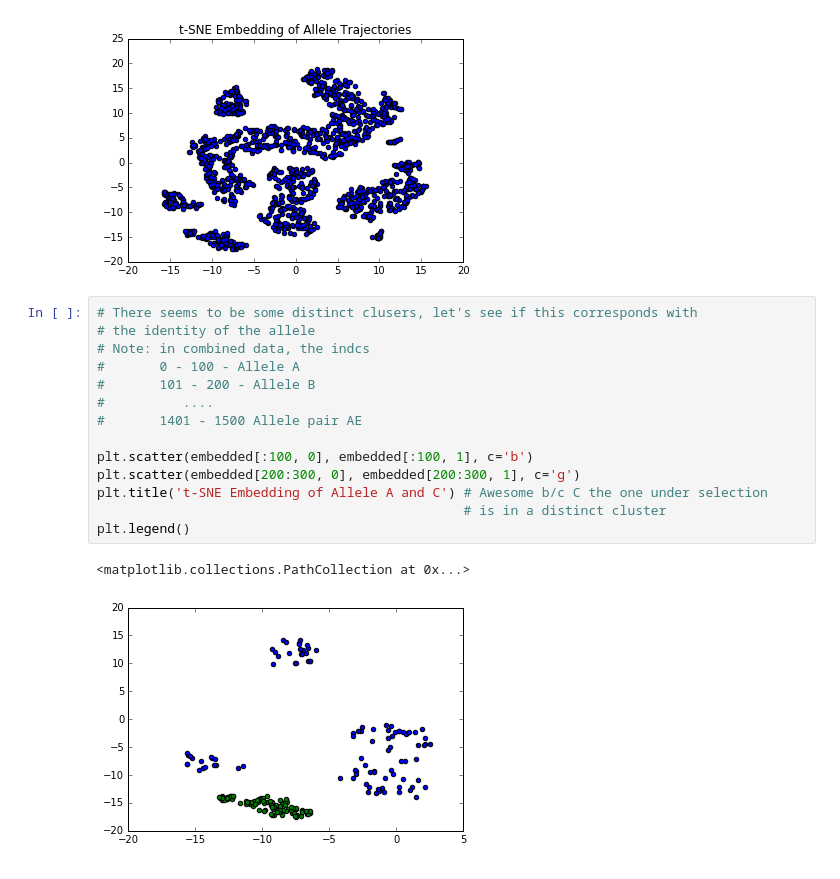
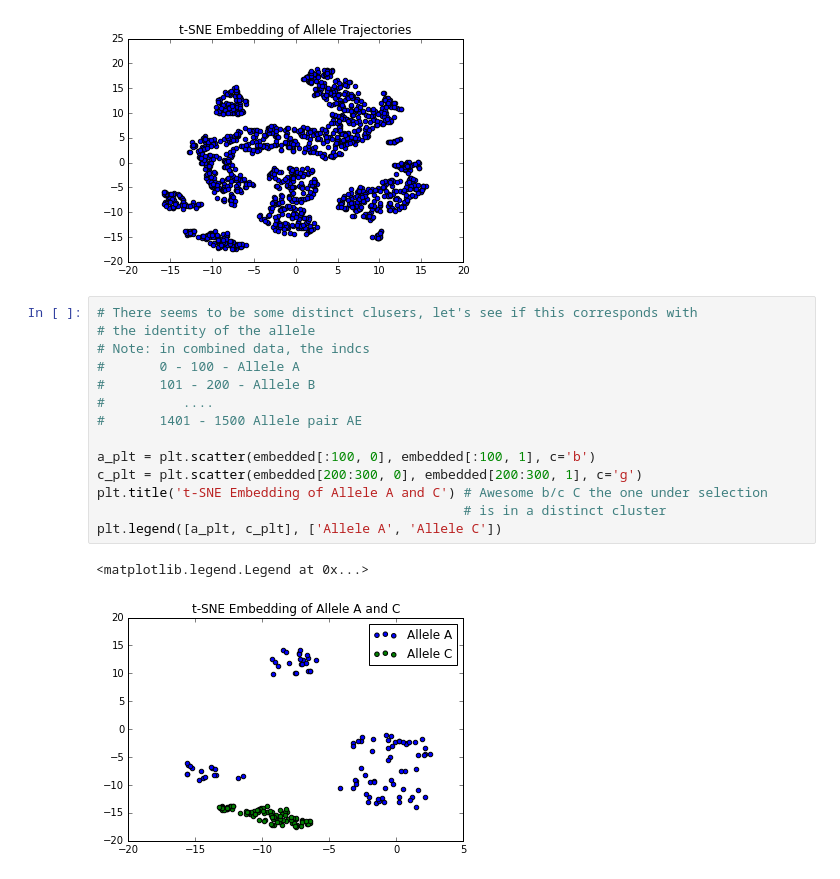
Before and after one commit to standard-aaron/mullets, a Jupyter notebook: eda.ipynb, the cells around one changed output. Drawn from its saved outputs; the diff is of its cells as text.

Commit message:
added another tsne plot

```diff
--- a/eda.ipynb
+++ b/eda.ipynb
@@ -111,17 +111,17 @@ plt.title('t-SNE Embedding of Allele Trajectories')
 # %%
 # There seems to be some distinct clusers, let's see if this corresponds with
 # the identity of the allele
 # Note: in combined data, the indcs
 #       0 - 100 - Allele A
 #       101 - 200 - Allele B
 #          ....
 #       1401 - 1500 Allele pair AE
 
-plt.scatter(embedded[:100, 0], embedded[:100, 1], c='b')
-plt.scatter(embedded[200:300, 0], embedded[200:300, 1], c='g')
+a_plt = plt.scatter(embedded[:100, 0], embedded[:100, 1], c='b')
+c_plt = plt.scatter(embedded[200:300, 0], embedded[200:300, 1], c='g')
 plt.title('t-SNE Embedding of Allele A and C') # Awesome b/c C the one under selection
                                                # is in a distinct cluster
-plt.legend()
+plt.legend([a_plt, c_plt], ['Allele A', 'Allele C'])
 # %% [output]
-<matplotlib.collections.PathCollection at 0x...>
+<matplotlib.legend.Legend at 0x...>
-[figure, old version]
+[figure, new version]
```
Also changed, not shown: parts of 1 cell of this notebook.
